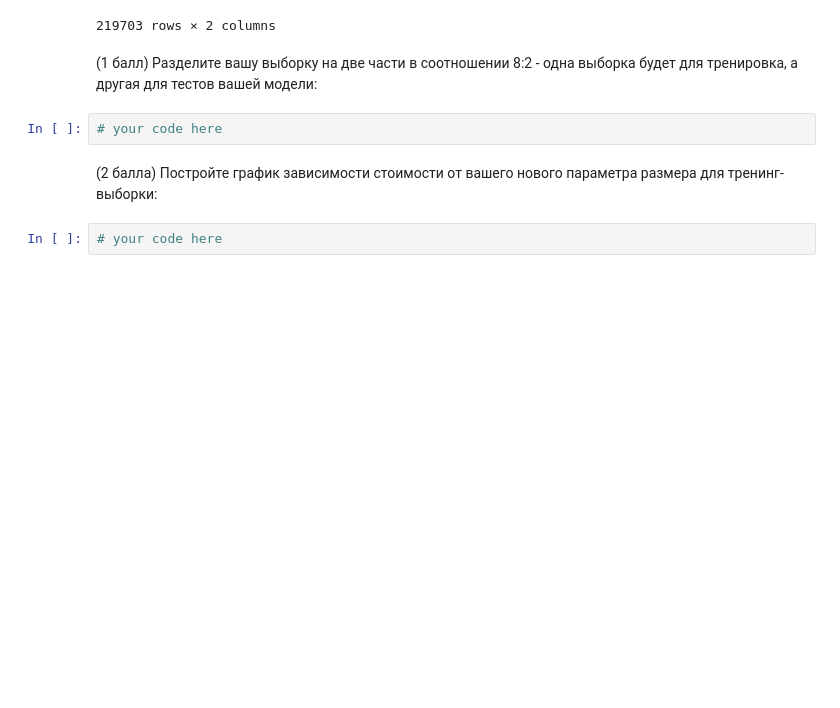
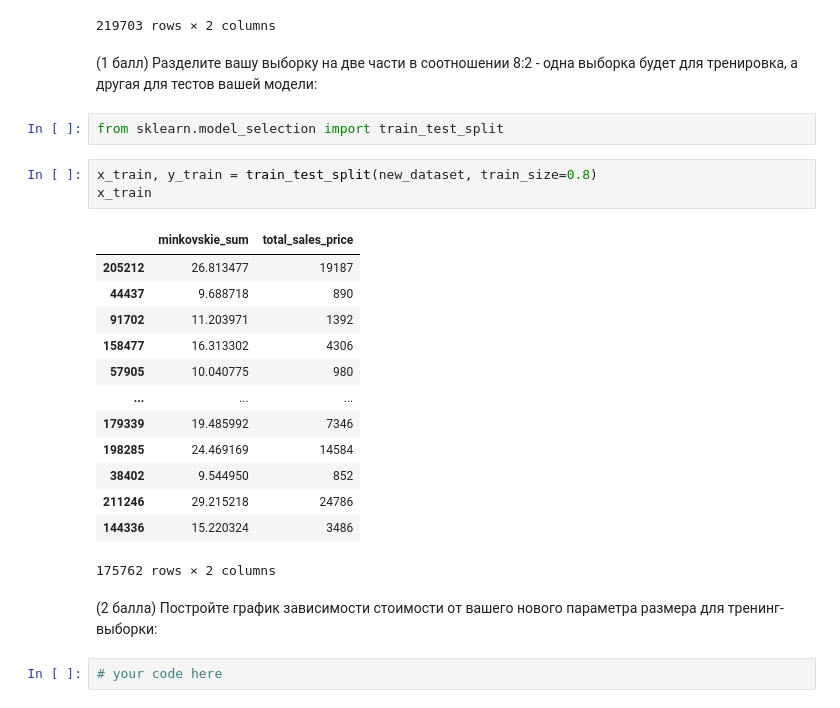
Before and after one commit to mrkustik1985/python, a Jupyter notebook: lab_work.ipynb, the cells around one changed output. Cells and saved outputs as stored; diff of their text form; blank space fills up the shorter version.

```diff
--- a/lab_work.ipynb
+++ b/lab_work.ipynb
@@ -550,8 +550,25 @@ new_dataset
 219703 rows × 2 columns
 # %% [markdown]
 (1 балл) Разделите вашу выборку на две части в соотношении 8:2 - одна выборка будет для тренировка, а другая для тестов вашей модели:
-# %%
-# your code here
+# %%
+from sklearn.model_selection import train_test_split
+# %%
+x_train, y_train = train_test_split(new_dataset, train_size=0.8)
+x_train
+# %% [output]
+|  | minkovskie_sum | total_sales_price |
+| 205212 | 26.813477 | 19187 |
+| 44437 | 9.688718 | 890 |
+| 91702 | 11.203971 | 1392 |
+| 158477 | 16.313302 | 4306 |
+| 57905 | 10.040775 | 980 |
+| ... | ... | ... |
+| 179339 | 19.485992 | 7346 |
+| 198285 | 24.469169 | 14584 |
+| 38402 | 9.544950 | 852 |
+| 211246 | 29.215218 | 24786 |
+| 144336 | 15.220324 | 3486 |
+175762 rows × 2 columns
 # %% [markdown]
 (2 балла) Постройте график зависимости стоимости от вашего нового параметра размера для тренинг-выборки:
 # %%
```
